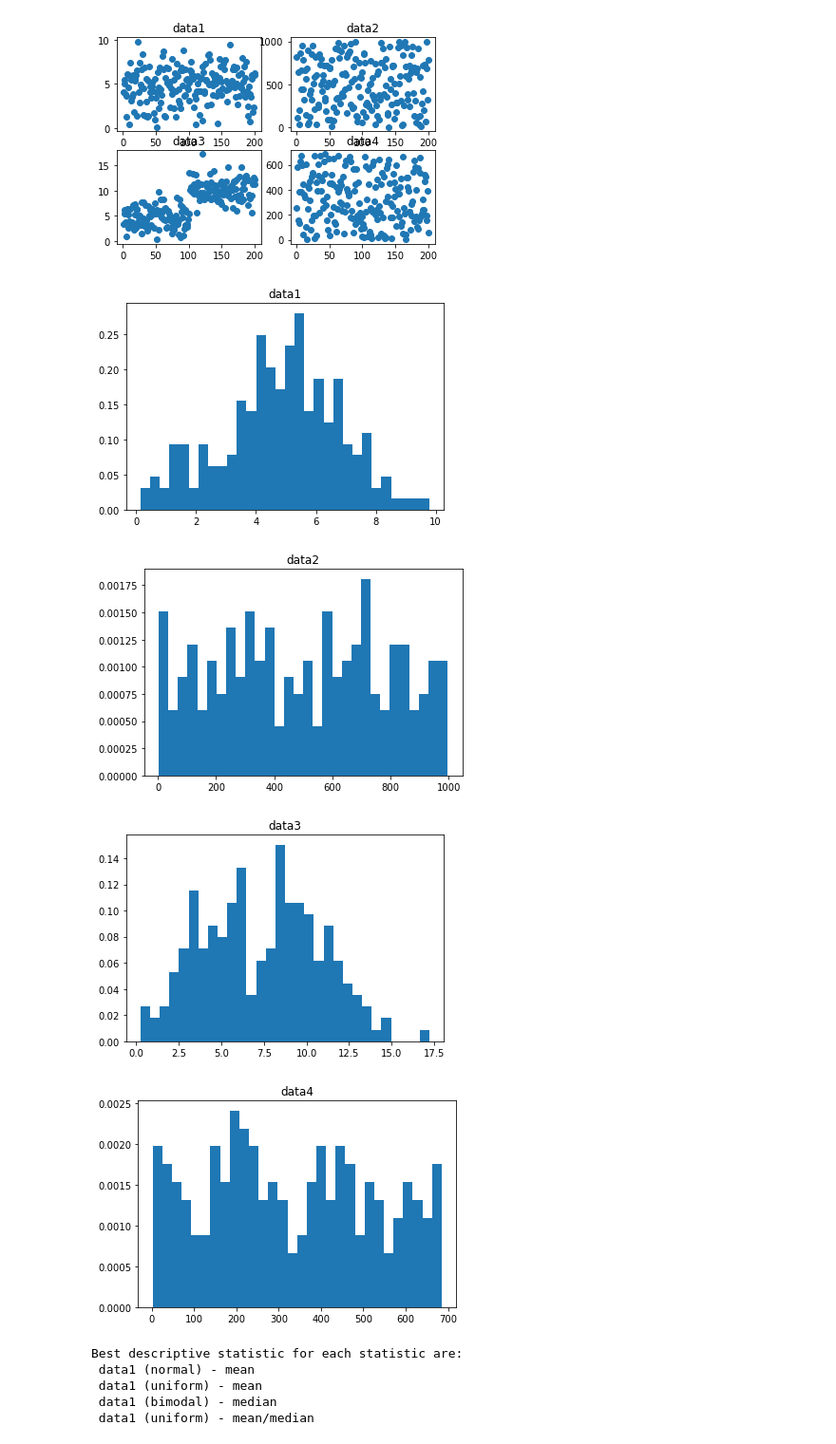
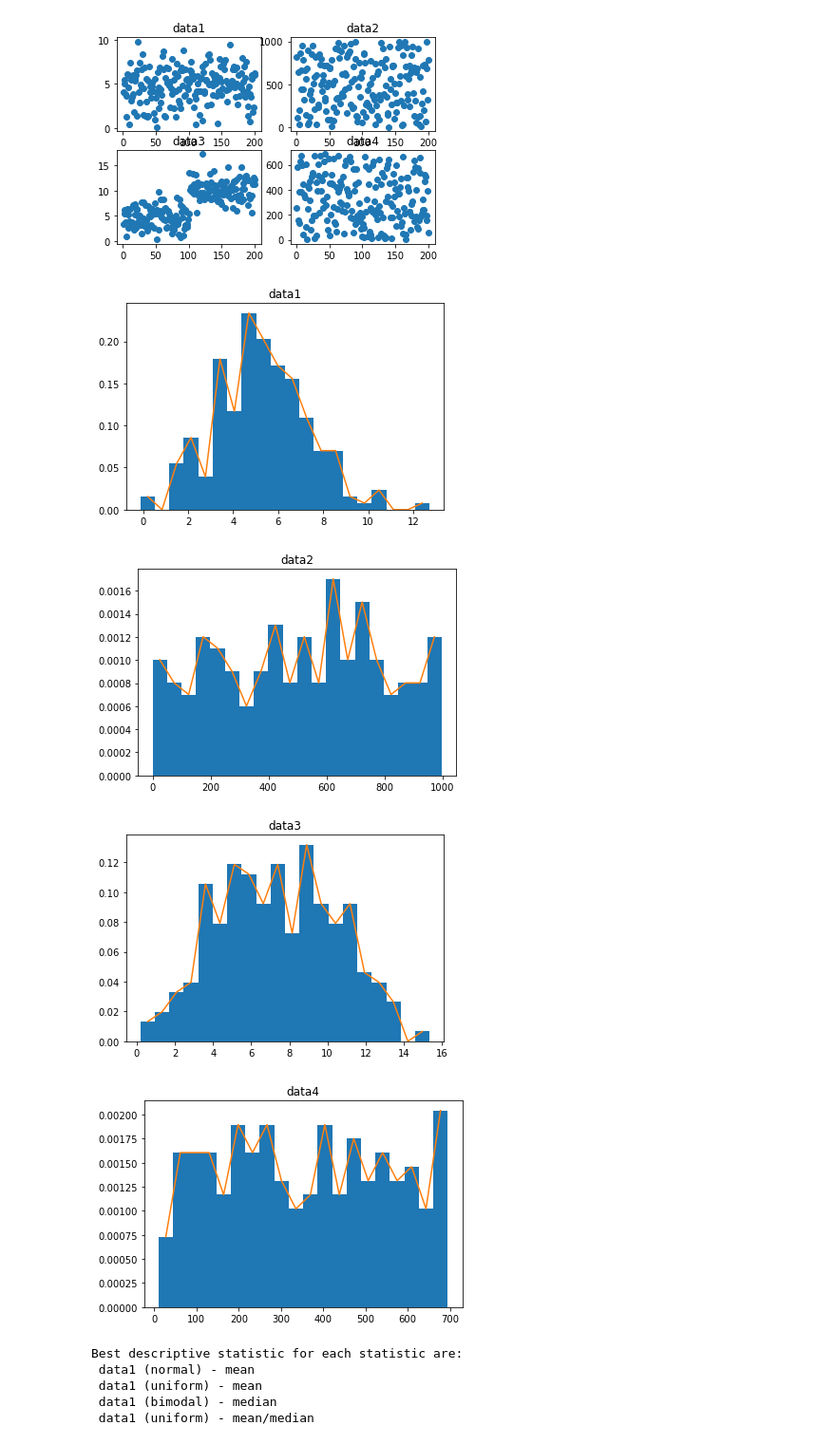
Before and after one commit to imrajjain/EE4708-Data-Analytics-Lab, a Jupyter notebook: Assignments/Assignment - 2/Data Analytics Lab- 2nd week .ipynb, the cells around one changed output. Shown: that part at 95% size. Drawn from its saved outputs; the diff is of its cells as text; code cells hidden in the pictures.

Commit message:
added histogram centers

```diff
--- a/Assignments/Assignment - 2/Data Analytics Lab- 2nd week .ipynb
+++ b/Assignments/Assignment - 2/Data Analytics Lab- 2nd week .ipynb
@@ -150,24 +150,35 @@ plt.show()
 # %% [output]
 [figure]
 # %%
-# histogram plot
-plt.hist(data1, bins=30, density = True)
+# histogram plots and matching the centre of bins
+n,x,_  = plt.hist(data1, 20, density=True)
+bin_centers = 0.5*(x[1:]+x[:-1])
+plt.plot(bin_centers,n)
 plt.title('data1')
 plt.show()
-plt.hist(data2, bins=30, density = True)
+
+n,x,_  = plt.hist(data2, 20, density=True)
+bin_centers = 0.5*(x[1:]+x[:-1])
+plt.plot(bin_centers,n)
 plt.title('data2')
 plt.show()
-plt.hist(data3, bins=30, density = True)
+
+n,x,_  = plt.hist(data3, 20, density=True)
+bin_centers = 0.5*(x[1:]+x[:-1])
+plt.plot(bin_centers,n)
 plt.title('data3')
 plt.show()
-plt.hist(data4, bins=30, density = True)
+
+n,x,_  = plt.hist(data4, 20, density=True)
+bin_centers = 0.5*(x[1:]+x[:-1])
+plt.plot(bin_centers,n)
 plt.title('data4')
 plt.show()
 # %% [output]
-[figure, old version]
+[figure, new version]
-[figure, old version]
+[figure, new version]
-[figure, old version]
+[figure, new version]
-[figure, old version]
+[figure, new version]
 # %%
 #Histogram and density plots using seaborn
 
```
Also changed, not shown: parts of 1 cell of this notebook, 1 other file.
